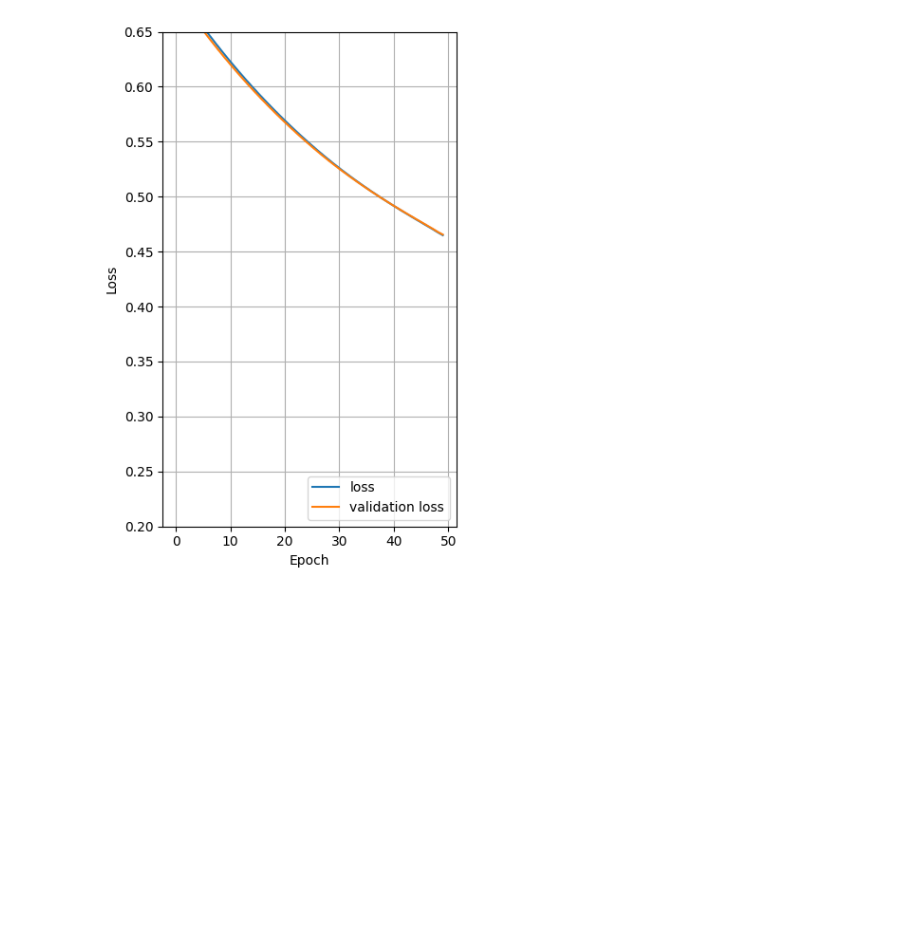
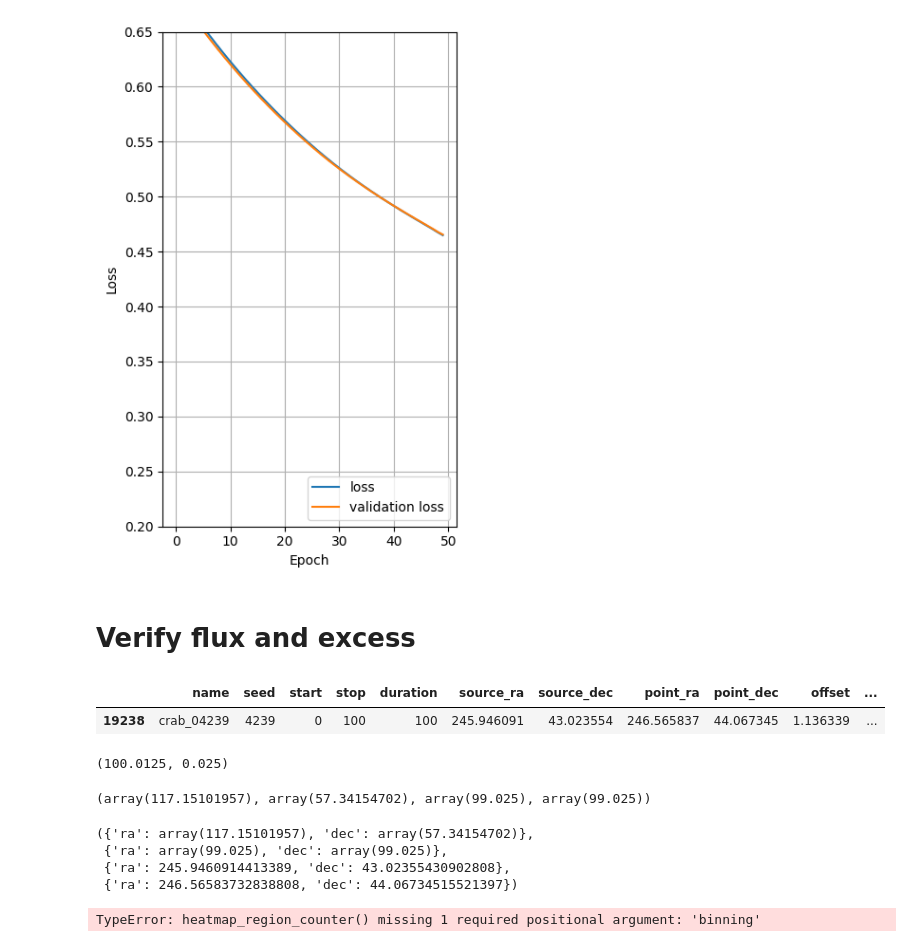
Before and after one commit to ambra-dipiano/astroAI, a Jupyter notebook: astroai/notebooks/cnn-cleaner.ipynb, the cells around one changed output. Drawn from its saved outputs; the diff is of its cells as text; code cells hidden in the pictures; blank space fills up the shorter version.

```diff
--- a/astroai/notebooks/cnn-cleaner.ipynb
+++ b/astroai/notebooks/cnn-cleaner.ipynb
@@ -145,3 +169,63 @@ plt.tight_layout()
 plt.show()
 # %% [output]
 [figure]
+# %% [markdown]
+# Verify flux and excess
+# %%
+row = sim_data[sim_data['seed']==seed]
+row
+# %% [output]
+|  | name | seed | start | stop | duration | source_ra | source_dec | point_ra | point_dec | offset | ... |
+| 19238 | crab_04239 | 4239 | 0 | 100 | 100 | 245.946091 | 43.023554 | 246.565837 | 44.067345 | 1.136339 | ... |
+# %%
+from astroai.tools.utils import set_wcs
+from astropy.coordinates import SkyCoord
+
+binning = 200
+pixelsize = (2 * row['fov'].values[0]) / binning
+point_ref = (binning / 2) + (pixelsize / 2)
+w = set_wcs(point_ra=row['point_ra'].values[0], point_dec=row['point_dec'].values[0],
+            point_ref=point_ref, pixelsize=pixelsize)
+point_ref, pixelsize
+# %% [output]
+(100.0125, 0.025)
+# %%
+source_x, source_y = w.world_to_pixel(SkyCoord(row['source_ra'].values[0], row['source_dec'].values[0],
+                                                  unit='deg', frame='icrs'))
+point_x, point_y = w.world_to_pixel(SkyCoord(row['point_ra'].values[0], row['point_dec'].values[0],
+                                                  unit='deg', frame='icrs'))
+
+source_x, source_y, point_x, point_y
+# %% [output]
+(array(117.15101957), array(57.34154702), array(99.025), array(99.025))
+# %%
+source_pix = {'ra': source_x, 'dec': source_y}
+point_pix = {'ra': point_x, 'dec': point_y}
+source_deg = {'ra': row['source_ra'].values[0], 'dec': row['source_dec'].values[0]}
+point_deg = {'ra': row['point_ra'].values[0], 'dec': row['point_dec'].values[0]}
+
+source_pix, point_pix, source_deg, point_deg
+# %% [output]
+({'ra': array(117.15101957), 'dec': array(57.34154702)},
+ {'ra': array(99.025), 'dec': array(99.025)},
+ {'ra': 245.9460914413389, 'dec': 43.02355430902808},
+ {'ra': 246.56583732838808, 'dec': 44.06734515521397})
+# %%
+from rtasci.aph.utils import heatmap_photometrics_counts, photometrics_counts
+
+# photometry on DL3
+dl3_ph = photometrics_counts(events_list=original, events_type='events_filename',
+                             pointing=point_deg, true_coords=source_deg, region_rad=0.2,
+                             skip_adjacent=False, min_regions_number=2)
+#
+original_ph = heatmap_photometrics_counts(events_list=original_heatmap, events_type='events_list',
+                                          pointing=point_deg, true_coords=source_deg, region_rad=0.2,
+                                          skip_adjacent=False, min_regions_number=2)
+predicted_ph = heatmap_photometrics_counts(events_list=revert_norm_heatmap, events_type='events_list',
+                                           pointing=point_deg, true_coords=source_deg, region_rad=0.2,
+                                           skip_adjacent=False, min_regions_number=2)
+
+
+original_ph, predicted_ph, dl3_ph
+# %% [output]
+TypeError: heatmap_region_counter() missing 1 required positional argument: 'binning'
```
Also changed, not shown: parts of 11 cells of this notebook, 5 other files.
